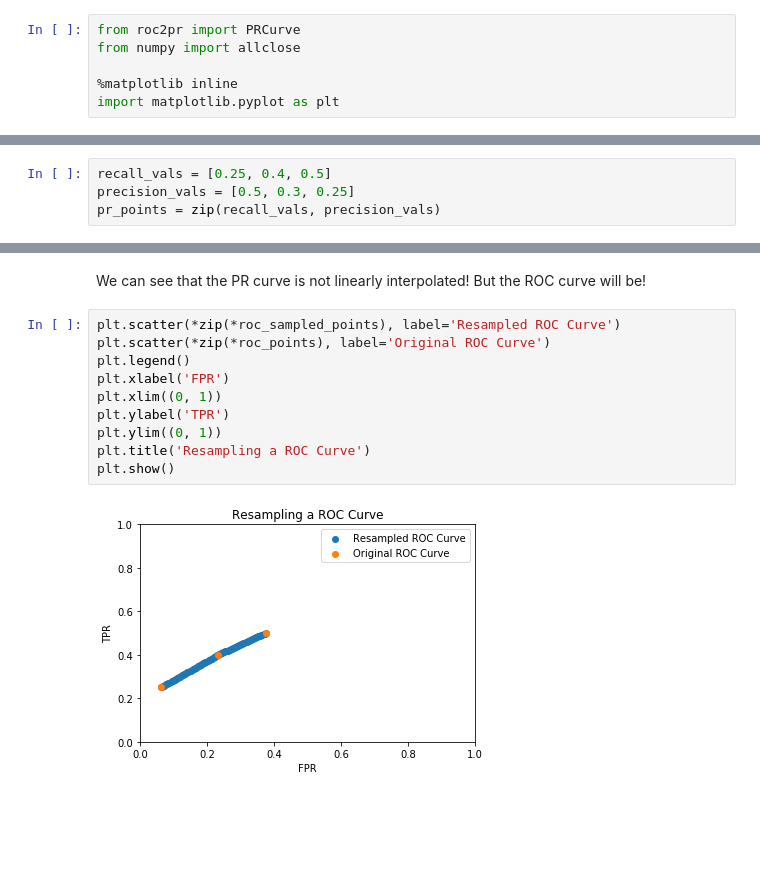
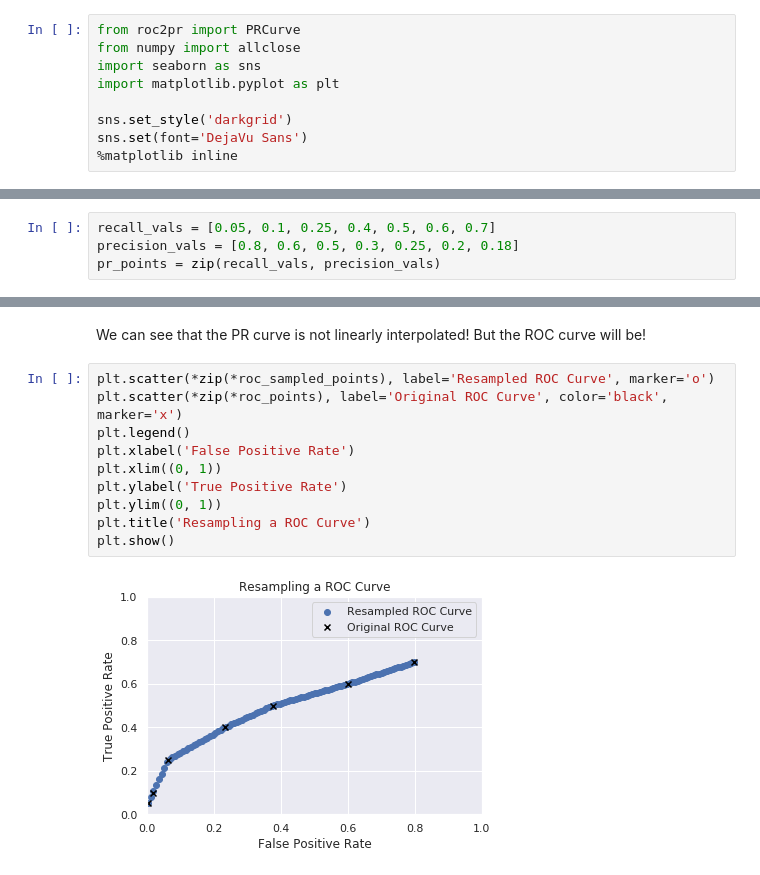
Before and after one commit to ameya98/pr2roc, a Jupyter notebook: demo.ipynb, the cells around one changed output, grey strips where cells are left out. Drawn from its saved outputs; the diff is of its cells as text; blank space fills up the shorter version.

Commit message:
Update plotting style and fonts. Reset cell numbers.

```diff
--- a/demo.ipynb
+++ b/demo.ipynb
@@ -1,14 +1,17 @@
 # %%
 from roc2pr import PRCurve
 from numpy import allclose
+import seaborn as sns
+import matplotlib.pyplot as plt
 
+sns.set_style('darkgrid')
+sns.set(font='DejaVu Sans')
 %matplotlib inline
-import matplotlib.pyplot as plt
 # %% [markdown]
 Define points on an example precision-recall curve.
 # %%
-recall_vals = [0.25, 0.4, 0.5]
-precision_vals = [0.5, 0.3, 0.25]
+recall_vals = [0.05, 0.1, 0.25, 0.4, 0.5, 0.6, 0.7]
+precision_vals = [0.8, 0.6, 0.5, 0.3, 0.25, 0.2, 0.18]
 pr_points = zip(recall_vals, precision_vals)
 # %% [markdown]
 Create the PRCurve instance.
@@ -58,14 +61,14 @@ plt.show()
 # %% [markdown]
 We can see that the PR curve is not linearly interpolated! But the ROC curve will be!
 # %%
-plt.scatter(*zip(*roc_sampled_points), label='Resampled ROC Curve')
-plt.scatter(*zip(*roc_points), label='Original ROC Curve')
+plt.scatter(*zip(*roc_sampled_points), label='Resampled ROC Curve', marker='o')
+plt.scatter(*zip(*roc_points), label='Original ROC Curve', color='black', marker='x')
 plt.legend()
-plt.xlabel('FPR')
+plt.xlabel('False Positive Rate')
 plt.xlim((0, 1))
-plt.ylabel('TPR')
+plt.ylabel('True Positive Rate')
 plt.ylim((0, 1))
 plt.title('Resampling a ROC Curve')
 plt.show()
 # %% [output]
-[figure, old version]
+[figure, new version]
```
Also changed, not shown: parts of 1 cell of this notebook.
